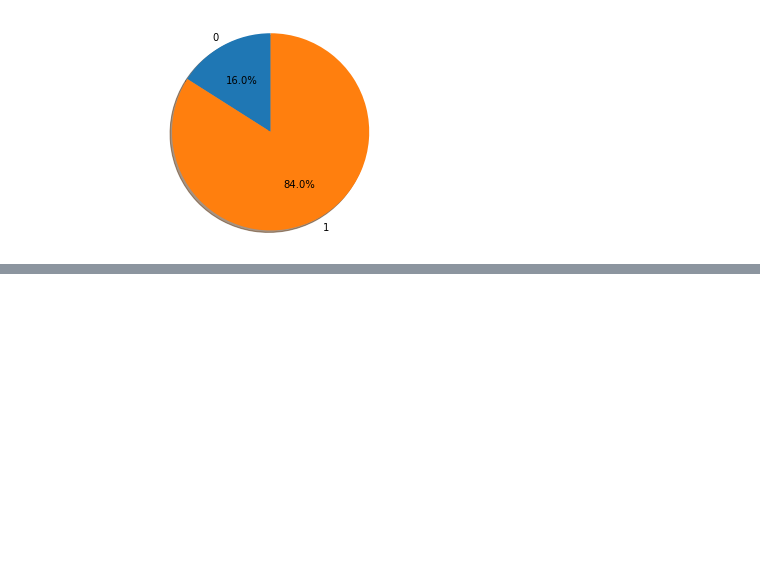
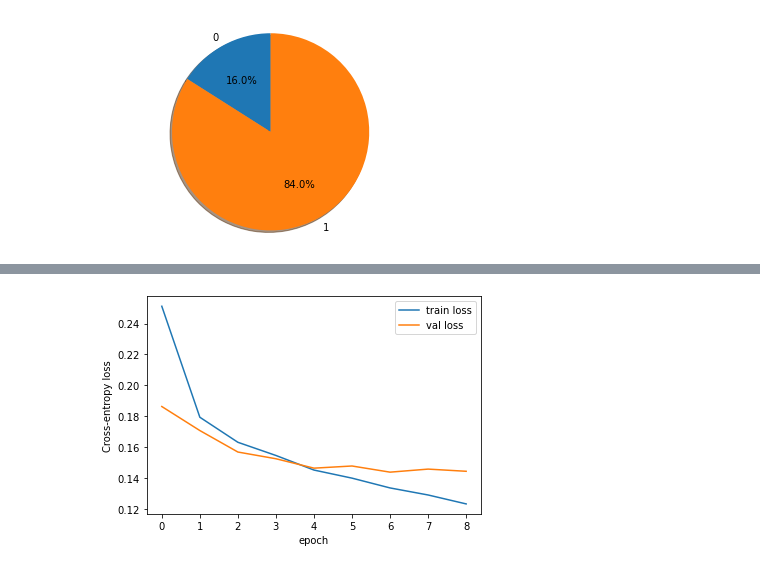
Before and after one commit to dajchoi/Deep_Learning, a Jupyter notebook: amazonfinefood-dl.ipynb, the cells around one changed output, grey strips where cells are left out. Cells and saved outputs as stored; diff of their text form; code cells hidden in the pictures; blank space fills up the shorter version.

```diff
--- a/amazonfinefood-dl.ipynb
+++ b/amazonfinefood-dl.ipynb
@@ -97,0 +706,8 @@ plt.show()
+# %%
+plt.plot(history3.history['loss'], label='train loss')
+plt.plot(history3.history['val_loss'], label='val loss')
+plt.xlabel("epoch")
+plt.ylabel("Cross-entropy loss")
+plt.legend() ;
+# %% [output]
+[figure, added]
```
Also changed, not shown: parts of 55 cells of this notebook.
